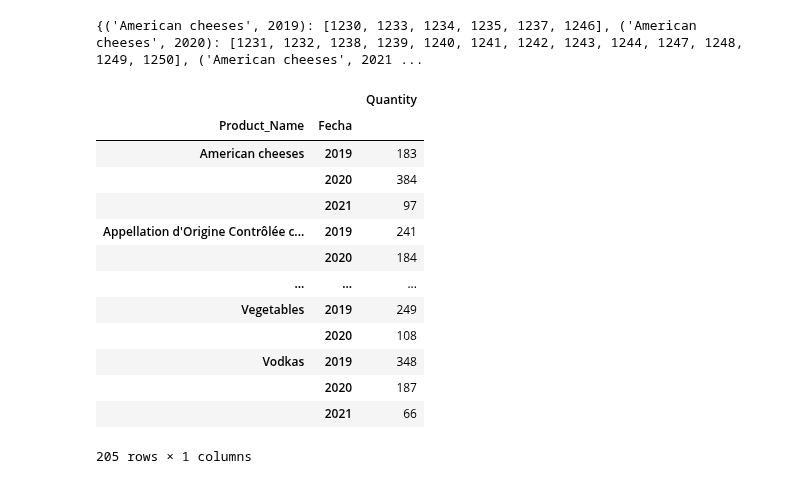
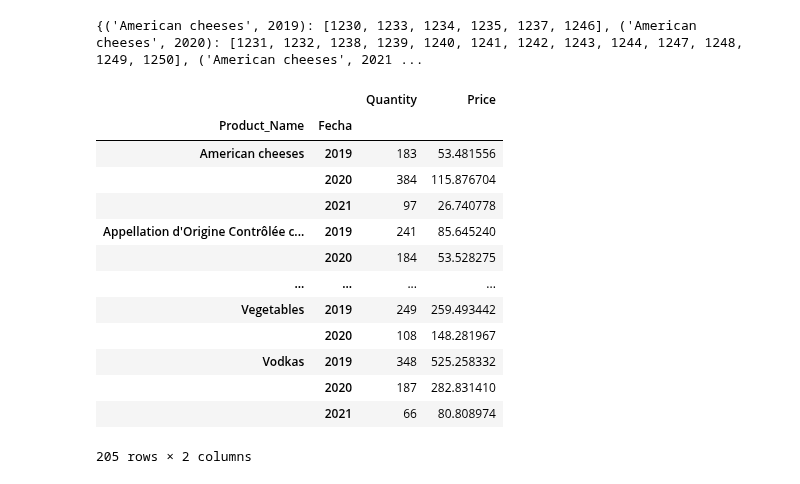
Before and after one commit to Senador05/phyton, a Jupyter notebook: Numpy/Pandas/03.2.Ejercicios_panda_DataFrames_2.ipynb, the cells around one changed output. Cells and saved outputs as stored; diff of their text form; code cells hidden in the pictures.

```diff
--- a/Numpy/Pandas/03.2.Ejercicios_panda_DataFrames_2.ipynb
+++ b/Numpy/Pandas/03.2.Ejercicios_panda_DataFrames_2.ipynb
@@ -409,20 +409,20 @@ gdf.groups
 # %% [output]
 {('American cheeses', 2019): [1230, 1233, 1234, 1235, 1237, 1246], ('American cheeses', 2020): [1231, 1232, 1238, 1239, 1240, 1241, 1242, 1243, 1244, 1247, 1248, 1249, 1250], ('American cheeses', 2021 ...
 # %%
-gdf = df.groupby(['Product_Name',df['Fecha'].dt.year]).agg({'Quantity':sum})
+gdf = df.groupby(['Product_Name',df['Fecha'].dt.year]).agg({'Quantity':sum, 'Price':sum})
 gdf
 # %% [output]
-|  |  | Quantity |
-| Product_Name | Fecha |  |
-| American cheeses | 2019 | 183 |
-|  | 2020 | 384 |
-|  | 2021 | 97 |
-| Appellation d'Origine Contrôlée c... | 2019 | 241 |
-|  | 2020 | 184 |
-| ... | ... | ... |
-| Vegetables | 2019 | 249 |
-|  | 2020 | 108 |
-| Vodkas | 2019 | 348 |
-|  | 2020 | 187 |
-|  | 2021 | 66 |
+|  |  | Quantity | Price |
+| Product_Name | Fecha |  |  |
+| American cheeses | 2019 | 183 | 53.481556 |
+|  | 2020 | 384 | 115.876704 |
+|  | 2021 | 97 | 26.740778 |
+| Appellation d'Origine Contrôlée c... | 2019 | 241 | 85.645240 |
+|  | 2020 | 184 | 53.528275 |
+| ... | ... | ... | ... |
+| Vegetables | 2019 | 249 | 259.493442 |
+|  | 2020 | 108 | 148.281967 |
+| Vodkas | 2019 | 348 | 525.258332 |
+|  | 2020 | 187 | 282.831410 |
+|  | 2021 | 66 | 80.808974 |
-205 rows × 1 columns
+205 rows × 2 columns
```
Also changed, not shown: parts of 4 cells of this notebook, 3 other files.
